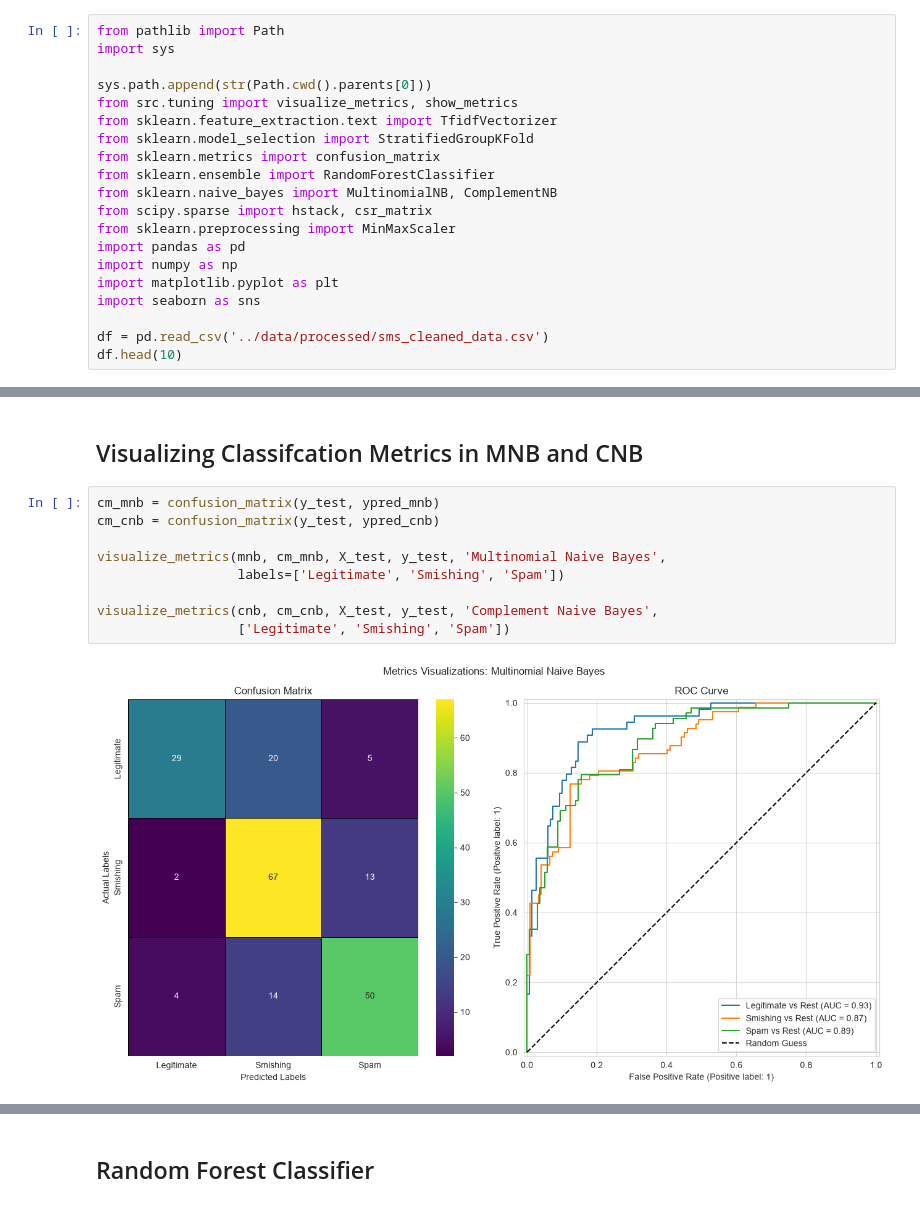
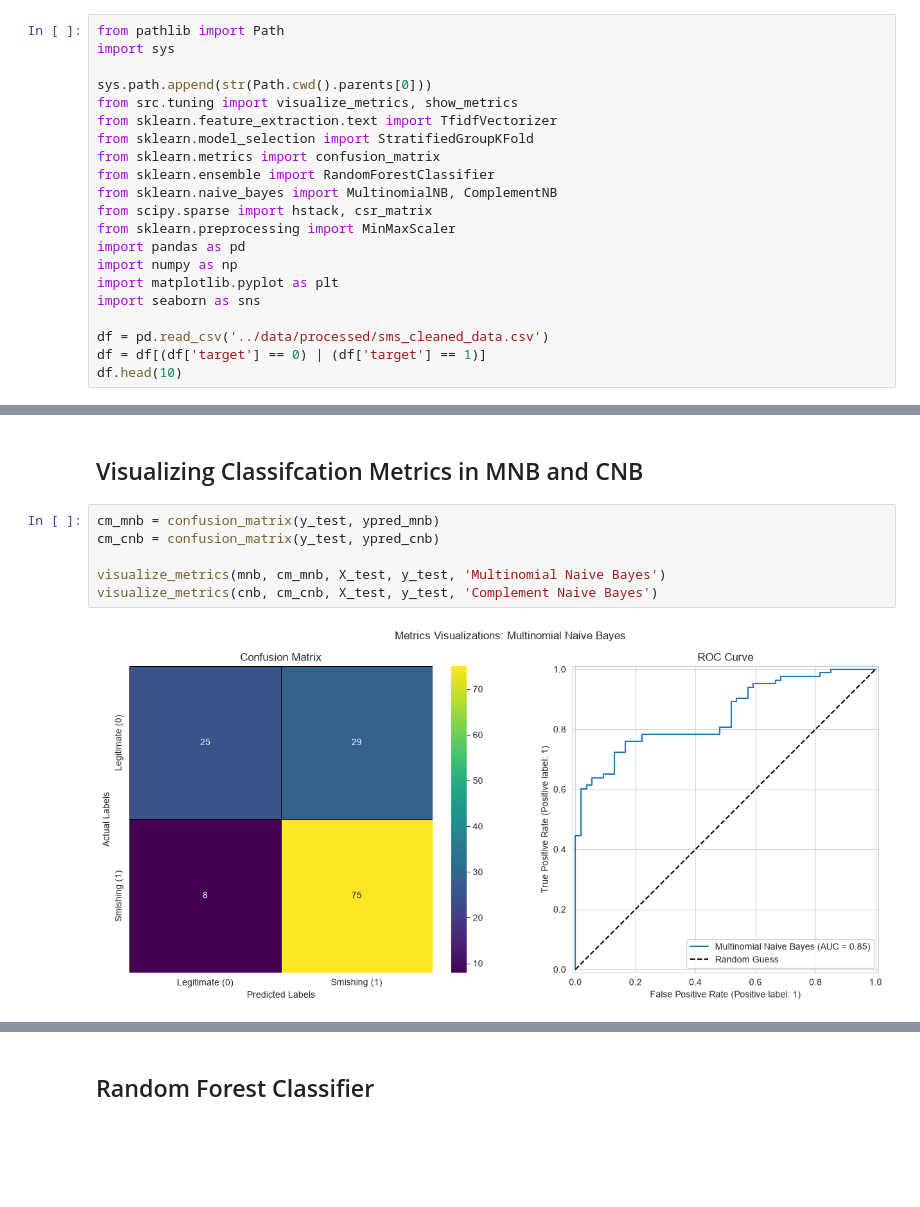
Before and after one commit to leiandrei/sms-smishing-classification, a Jupyter notebook: notebooks/03_model_creation.ipynb, the cells around one changed output, grey strips where cells are left out. Drawn from its saved outputs; the diff is of its cells as text; blank space fills up the shorter version.

Commit message:
(fix): removed the multi-class labels, adn refactors analysis across all notebooks

```diff
--- a/notebooks/03_model_creation.ipynb
+++ b/notebooks/03_model_creation.ipynb
@@ -21,6 +21,7 @@ import matplotlib.pyplot as plt
 import seaborn as sns
 
 df = pd.read_csv('../data/processed/sms_cleaned_data.csv')
+df = df[(df['target'] == 0) | (df['target'] == 1)]
 df.head(10)
 # %% [output]
 |  | date | text | carrier | target | punctuation_count | text_count | has_url | has_money_mention | ... |
@@ -125,11 +124,8 @@ weighted avg       0.74      0.74      0.73       204
 # %%
 cm_mnb = confusion_matrix(y_test, ypred_mnb)
 cm_cnb = confusion_matrix(y_test, ypred_cnb)
 
-visualize_metrics(mnb, cm_mnb, X_test, y_test, 'Multinomial Naive Bayes',
-                  labels=['Legitimate', 'Smishing', 'Spam'])
-
-visualize_metrics(cnb, cm_cnb, X_test, y_test, 'Complement Naive Bayes',
-                  ['Legitimate', 'Smishing', 'Spam'])
+visualize_metrics(mnb, cm_mnb, X_test, y_test, 'Multinomial Naive Bayes')
+visualize_metrics(cnb, cm_cnb, X_test, y_test, 'Complement Naive Bayes')
 # %% [output]
-[figure, old version]
+[figure, new version]
```
Also changed, not shown: parts of 7 cells of this notebook, 5 other files.
